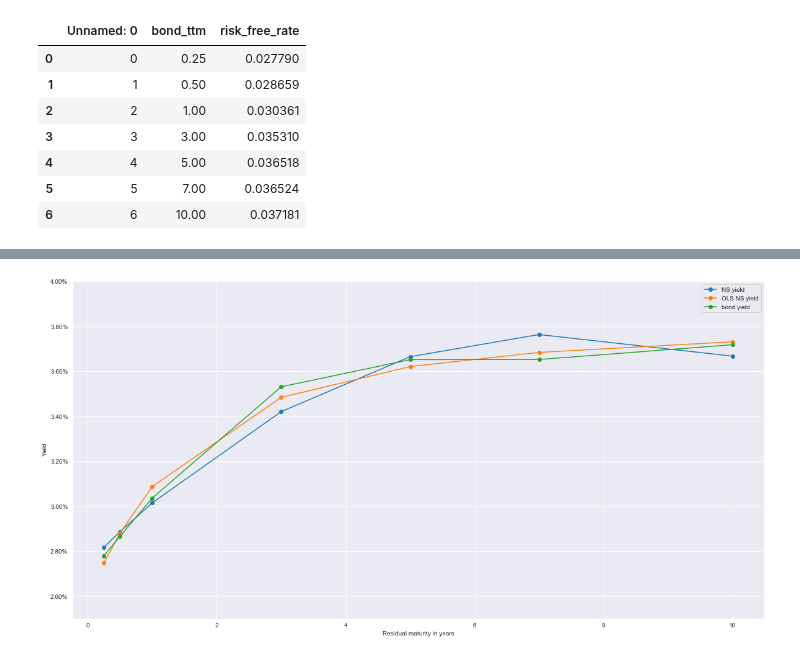
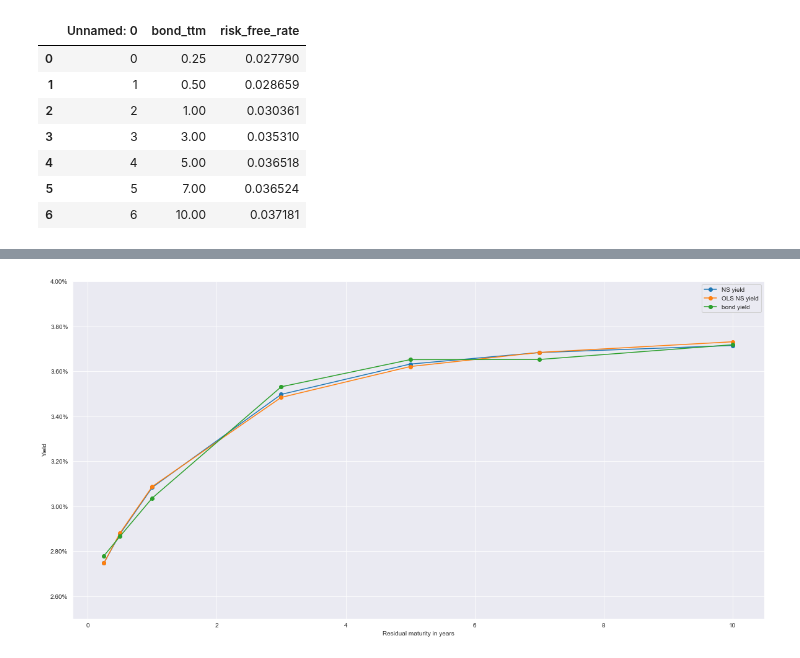
Before and after one commit to yulu0131/NelsonSiegel, a Jupyter notebook: ns_analysis.ipynb, the cells around one changed output, grey strips where cells are left out. Cells and saved outputs as stored; diff of their text form; code cells hidden in the pictures.

```diff
--- a/ns_analysis.ipynb
+++ b/ns_analysis.ipynb
@@ -47,24 +47,23 @@ plt.show()
 # %%
 # compare original NS model with OLS calibrated
-from NS_yield_curve import ns_ols_fit, ns_ols
+from NS_yield_curve import ns_ols_fit
 ns_params = ns_curve_fit(t, rates)
 ns_fitted_data = ns(ns_params, t)
-lam= ns_ols_fit(t, rates)
-calibrated_data = ns_ols(lam, t, rates)
+ols_params = ns_ols_fit(t, rates)
+ols_data = ns(ols_params, t)
 fig, ax = plt.subplots(figsize=(20,10))
 plt.plot(t, ns_fitted_data, marker='o', label ='NS yield')
-plt.plot(t, calibrated_data, marker='o', label = 'OLS NS yield')
+plt.plot(t, ols_data, marker='o', label = 'OLS NS yield')
 plt.plot(t, rates, marker='o',label='bond yield')
 ax.legend()
 plt.xlabel('Residual maturity in years')
 plt.ylabel('Yield')
 # set y axis
 plt.gca().yaxis.set_major_formatter(mtick.PercentFormatter(xmax=1.0))
 plt.ylim(0.025, 0.04)
 plt.show()
-plt.show()
 # %% [output]
-[figure, old version]
+[figure, new version]
 # %%
 # results from library
 # 0    0.027466
```
Also changed, not shown: parts of 2 cells of this notebook, 3 other files.
